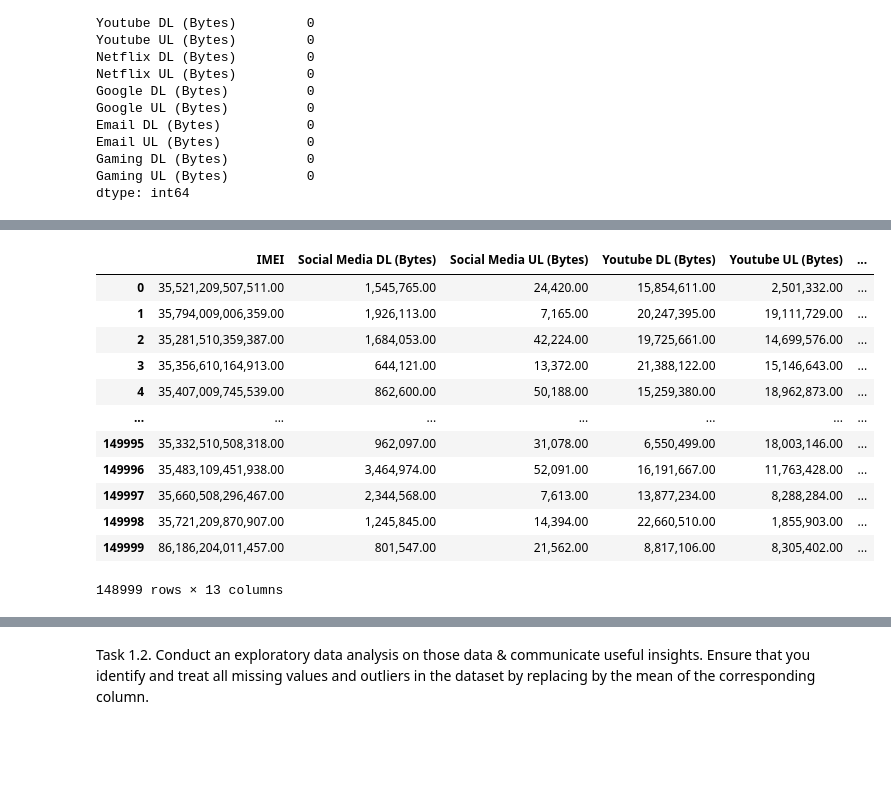
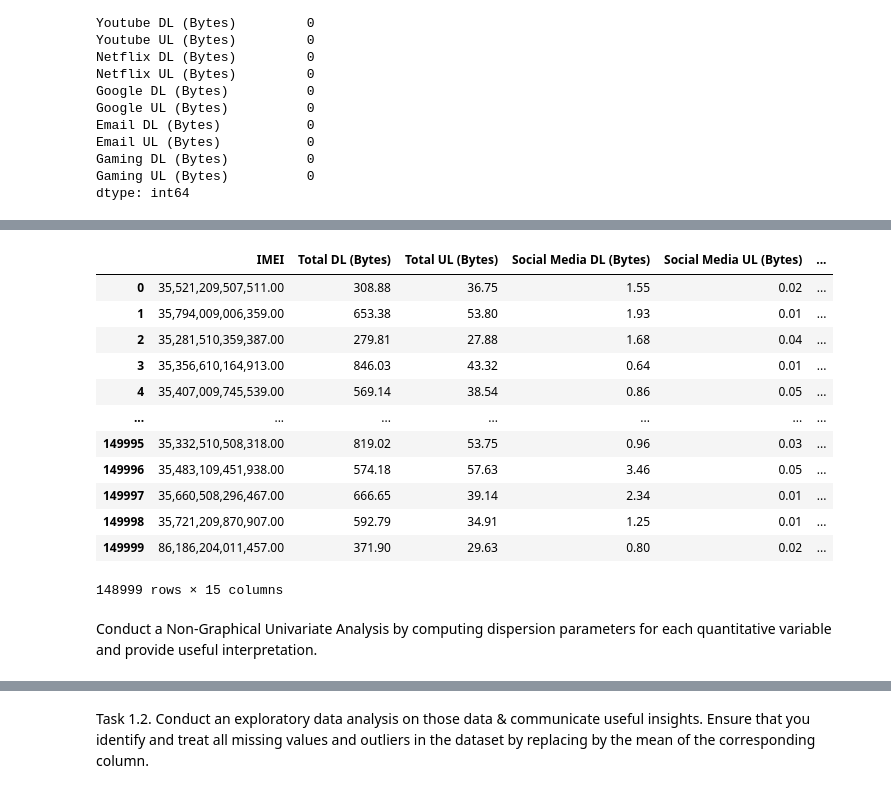
Before and after one commit to niyotham/EDA_Telecom_Industry, a Jupyter notebook: notebooks/EDA.ipynb, the cells around one changed output, grey strips where cells are left out. Drawn from its saved outputs; the diff is of its cells as text; code cells hidden in the pictures; blank space fills up the shorter version.

```diff
--- a/notebooks/EDA.ipynb
+++ b/notebooks/EDA.ipynb
@@ -193,0 +245,17 @@ df_clean_bytes
+# %%
+# df_clean.columns.tolist()
+bytes_colum=['Total DL (Bytes)','Total UL (Bytes)','Social Media DL (Bytes)',
+'Social Media UL (Bytes)','Youtube DL (Bytes)','Youtube UL (Bytes)','Netflix DL (Bytes)',
+'Netflix UL (Bytes)','Google DL (Bytes)','Google UL (Bytes)','Email DL (Bytes)',
+'Email UL (Bytes)','Gaming DL (Bytes)','Gaming UL (Bytes)']
+# %%
+# convert bytes to_megabytes
+df_clean_bytes=convert_bytes_to_megabytes(df_clean,bytes_colum)
+df_clean_bytes['Dur. (ms)']= df_clean['Dur. (ms)']
+colum_arrange=['Dur. (ms)','Total DL (Bytes)','Total UL (Bytes)','Social Media DL (Bytes)',
+'Social Media UL (Bytes)','Youtube DL (Bytes)','Youtube UL (Bytes)','Netflix DL (Bytes)',
+'Netflix UL (Bytes)','Google DL (Bytes)','Google UL (Bytes)','Email DL (Bytes)',
+'Email UL (Bytes)','Gaming DL (Bytes)','Gaming UL (Bytes)']
+df_clean_bytes['Dur. (ms)']= df_clean['Dur. (ms)']
+df_clean_bytes_1 = df_clean_bytes[colum_arrange]
+df_clean_bytes_1
@@ -194,23 +313,28 @@ df_clean_bytes
+# %%
+df_clean_bytes['IMEI']=df_clean['IMEI']
+df_clean_bytes
 # %%
 # the total data volume (in Bytes) during this session for each application,
 # which is aggregate of all the applications provided
-apps=['IMEI','Social Media DL (Bytes)', 'Social Media UL (Bytes)', 'Youtube DL (Bytes)', 'Youtube UL (Bytes)',
-'Netflix DL (Bytes)','Netflix UL (Bytes)','Google DL (Bytes)','Google UL (Bytes)','Email DL (Bytes)',
-'Email UL (Bytes)','Gaming DL (Bytes)', 'Gaming UL (Bytes)']
-# get specific dataset for apps only
-df_apps=df_clean[apps]
-df_apps
+apps_rearage=['IMEI','Total DL (Bytes)','Total UL (Bytes)','Social Media DL (Bytes)',
+'Social Media UL (Bytes)','Youtube DL (Bytes)','Youtube UL (Bytes)',
+ 'Netflix DL (Bytes)','Netflix UL (Bytes)','Google DL (Bytes)','Google UL (Bytes)','Email DL (Bytes)',
+ 'Email UL (Bytes)','Gaming DL (Bytes)','Gaming UL (Bytes)',]
+df_clean_bytes=df_clean_bytes[apps_rearage]
+df_clean_bytes
 # %% [output]
-|  | IMEI | Social Media DL (Bytes) | Social Media UL (Bytes) | Youtube DL (Bytes) | Youtube UL (Bytes) | ... |
-| 0 | 35,521,209,507,511.00 | 1,545,765.00 | 24,420.00 | 15,854,611.00 | 2,501,332.00 | ... |
-| 1 | 35,794,009,006,359.00 | 1,926,113.00 | 7,165.00 | 20,247,395.00 | 19,111,729.00 | ... |
-| 2 | 35,281,510,359,387.00 | 1,684,053.00 | 42,224.00 | 19,725,661.00 | 14,699,576.00 | ... |
-| 3 | 35,356,610,164,913.00 | 644,121.00 | 13,372.00 | 21,388,122.00 | 15,146,643.00 | ... |
-| 4 | 35,407,009,745,539.00 | 862,600.00 | 50,188.00 | 15,259,380.00 | 18,962,873.00 | ... |
+|  | IMEI | Total DL (Bytes) | Total UL (Bytes) | Social Media DL (Bytes) | Social Media UL (Bytes) | ... |
+| 0 | 35,521,209,507,511.00 | 308.88 | 36.75 | 1.55 | 0.02 | ... |
+| 1 | 35,794,009,006,359.00 | 653.38 | 53.80 | 1.93 | 0.01 | ... |
+| 2 | 35,281,510,359,387.00 | 279.81 | 27.88 | 1.68 | 0.04 | ... |
+| 3 | 35,356,610,164,913.00 | 846.03 | 43.32 | 0.64 | 0.01 | ... |
+| 4 | 35,407,009,745,539.00 | 569.14 | 38.54 | 0.86 | 0.05 | ... |
 | ... | ... | ... | ... | ... | ... | ... |
-| 149995 | 35,332,510,508,318.00 | 962,097.00 | 31,078.00 | 6,550,499.00 | 18,003,146.00 | ... |
-| 149996 | 35,483,109,451,938.00 | 3,464,974.00 | 52,091.00 | 16,191,667.00 | 11,763,428.00 | ... |
-| 149997 | 35,660,508,296,467.00 | 2,344,568.00 | 7,613.00 | 13,877,234.00 | 8,288,284.00 | ... |
-| 149998 | 35,721,209,870,907.00 | 1,245,845.00 | 14,394.00 | 22,660,510.00 | 1,855,903.00 | ... |
-| 149999 | 86,186,204,011,457.00 | 801,547.00 | 21,562.00 | 8,817,106.00 | 8,305,402.00 | ... |
+| 149995 | 35,332,510,508,318.00 | 819.02 | 53.75 | 0.96 | 0.03 | ... |
+| 149996 | 35,483,109,451,938.00 | 574.18 | 57.63 | 3.46 | 0.05 | ... |
+| 149997 | 35,660,508,296,467.00 | 666.65 | 39.14 | 2.34 | 0.01 | ... |
+| 149998 | 35,721,209,870,907.00 | 592.79 | 34.91 | 1.25 | 0.01 | ... |
+| 149999 | 86,186,204,011,457.00 | 371.90 | 29.63 | 0.80 | 0.02 | ... |
-148999 rows × 13 columns
+148999 rows × 15 columns
+# %% [markdown]
+Conduct a Non-Graphical Univariate Analysis by computing dispersion parameters for each quantitative variable and provide useful interpretation.
```
Also changed, not shown: parts of 37 cells of this notebook.
